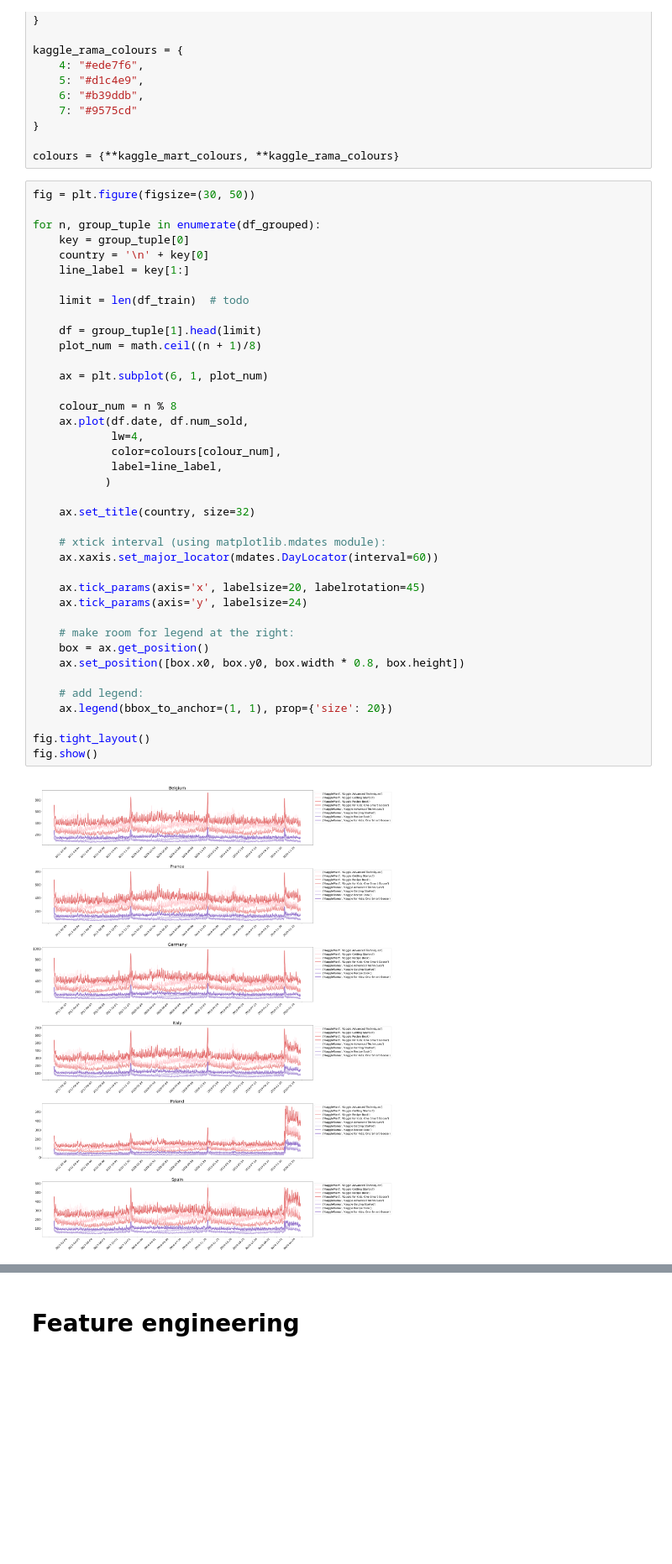
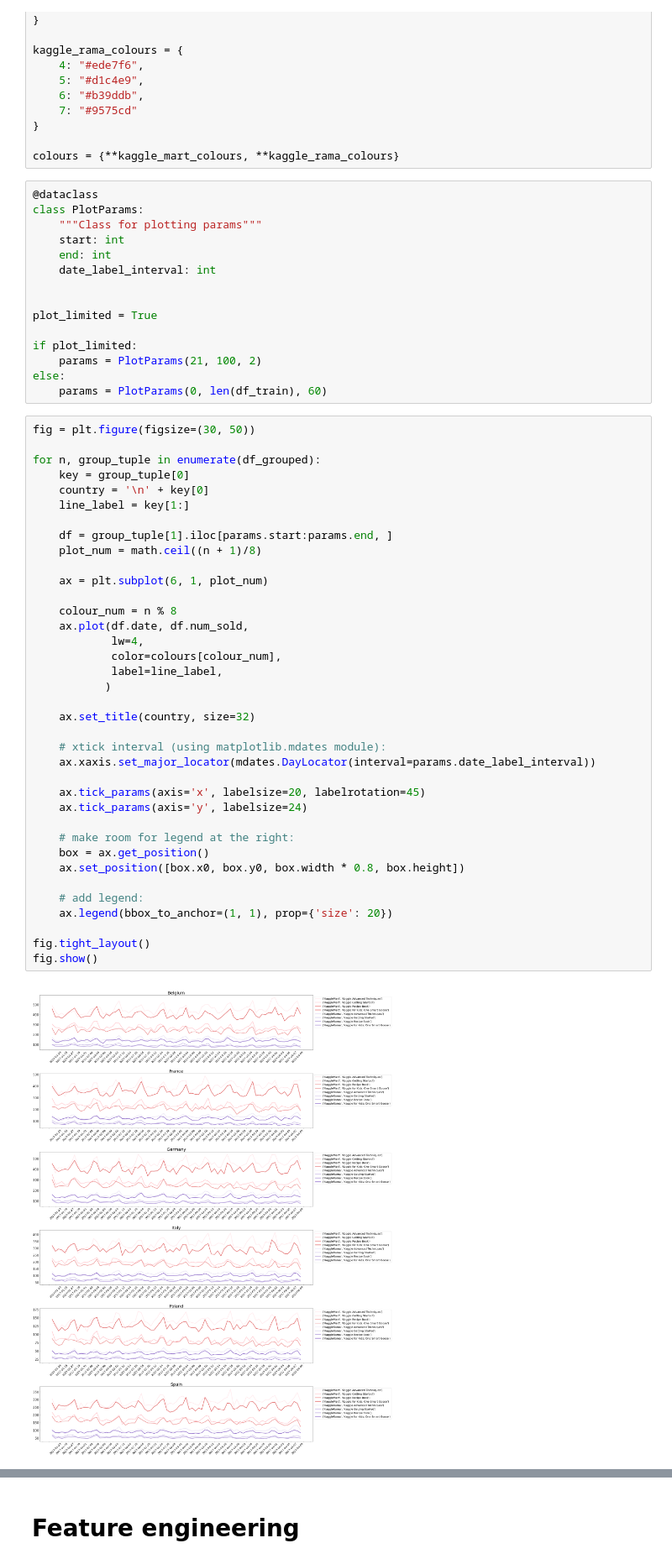
Before and after one commit to nayefahmad/kaggle-tabular-playground, a Jupyter notebook: 01-eda.ipynb, the cells around one changed output, grey strips where cells are left out. Shown at 84% size. Saved outputs shown, nothing was run; the diff lists cells and outputs as text; blank space fills up the shorter version.

```diff
--- a/01-eda.ipynb
+++ b/01-eda.ipynb
@@ -173,6 +174,21 @@ kaggle_rama_colours = {
 }
 
 colours = {**kaggle_mart_colours, **kaggle_rama_colours}
+# %%
+@dataclass
+class PlotParams:
+    """Class for plotting params"""
+    start: int
+    end: int
+    date_label_interval: int
+
+
+plot_limited = True
+
+if plot_limited:
+    params = PlotParams(21, 100, 2)
+else:
+    params = PlotParams(0, len(df_train), 60)
 # %%
 fig = plt.figure(figsize=(30, 50))
 
@@ -181,36 +197,34 @@ for n, group_tuple in enumerate(df_grouped):
     country = '\n' + key[0]
     line_label = key[1:]
 
-    limit = len(df_train)  # todo
-
-    df = group_tuple[1].head(limit)
+    df = group_tuple[1].iloc[params.start:params.end, ]
     plot_num = math.ceil((n + 1)/8)
 
     ax = plt.subplot(6, 1, plot_num)
 
     colour_num = n % 8
     ax.plot(df.date, df.num_sold,
             lw=4,
             color=colours[colour_num],
             label=line_label,
            )
 
     ax.set_title(country, size=32)
 
     # xtick interval (using matplotlib.mdates module):
-    ax.xaxis.set_major_locator(mdates.DayLocator(interval=60))
+    ax.xaxis.set_major_locator(mdates.DayLocator(interval=params.date_label_interval))
 
     ax.tick_params(axis='x', labelsize=20, labelrotation=45)
     ax.tick_params(axis='y', labelsize=24)
 
     # make room for legend at the right:
     box = ax.get_position()
     ax.set_position([box.x0, box.y0, box.width * 0.8, box.height])
 
     # add legend:
     ax.legend(bbox_to_anchor=(1, 1), prop={'size': 20})
 
 fig.tight_layout()
 fig.show()
 # %% [output]
-[figure, old version]
+[figure, new version]
```
Also changed, not shown: parts of 4 cells of this notebook.
